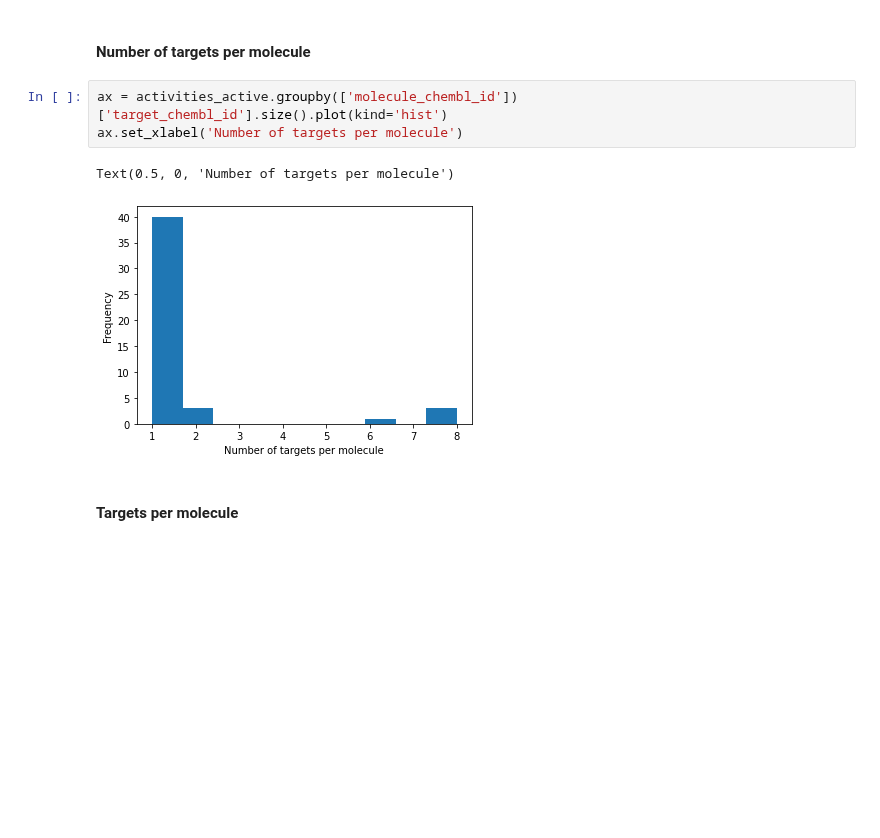
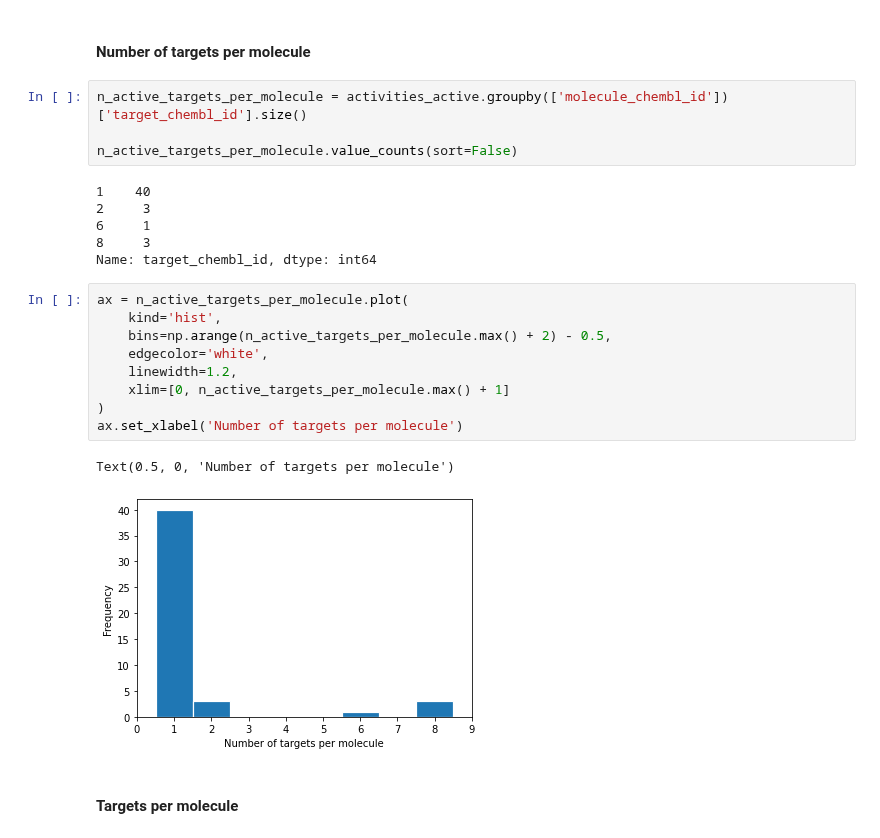
Before and after one commit to volkamerlab/KinFragLib, a Jupyter notebook: notebooks/4_4_combinatorial_library_comparison_chembl.ipynb, the cells around one changed output. Saved outputs shown, nothing was run; the diff lists cells and outputs as text; blank space fills up the shorter version.

```diff
--- a/notebooks/4_4_combinatorial_library_comparison_chembl.ipynb
+++ b/notebooks/4_4_combinatorial_library_comparison_chembl.ipynb
@@ -612,12 +654,28 @@ activities_active.head()
 `activities_active` contains information for each ChEMBL molecule-target combination.
 # %% [markdown]
 #### Number of targets per molecule
+# %%
+n_active_targets_per_molecule = activities_active.groupby(['molecule_chembl_id'])['target_chembl_id'].size()
+
+n_active_targets_per_molecule.value_counts(sort=False)
+# %% [output]
+1    40
+2     3
+6     1
+8     3
+Name: target_chembl_id, dtype: int64
 # %%
-ax = activities_active.groupby(['molecule_chembl_id'])['target_chembl_id'].size().plot(kind='hist')
+ax = n_active_targets_per_molecule.plot(
+    kind='hist',
+    bins=np.arange(n_active_targets_per_molecule.max() + 2) - 0.5,
+    edgecolor='white',
+    linewidth=1.2,
+    xlim=[0, n_active_targets_per_molecule.max() + 1]
+)
 ax.set_xlabel('Number of targets per molecule')
 # %% [output]
 Text(0.5, 0, 'Number of targets per molecule')
-[figure, old version]
+[figure, new version]
 # %% [markdown]
 #### Targets per molecule
 # %%
```
Also changed, not shown: parts of 16 cells of this notebook.
